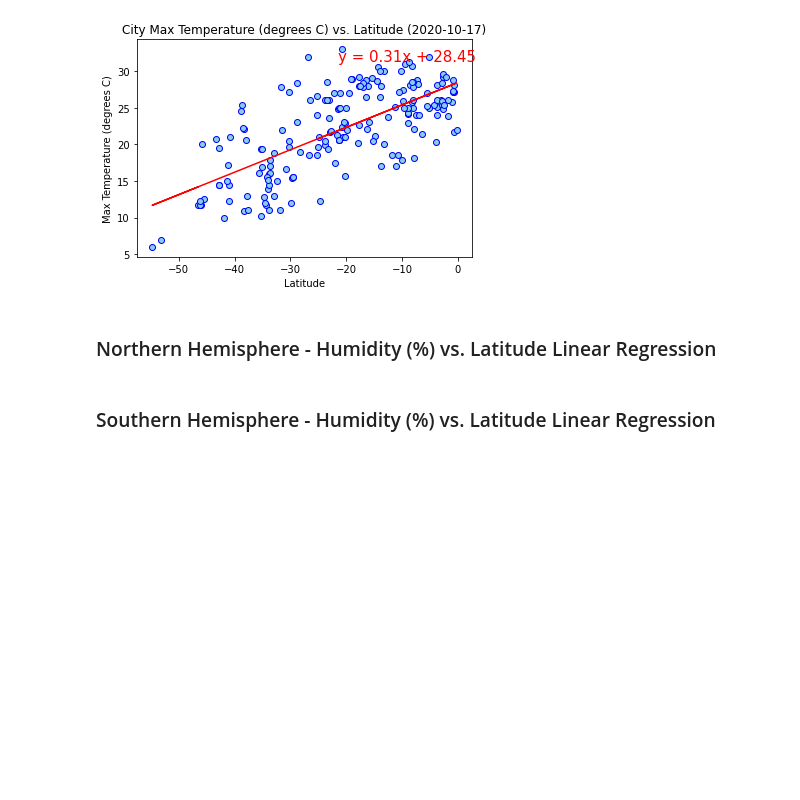
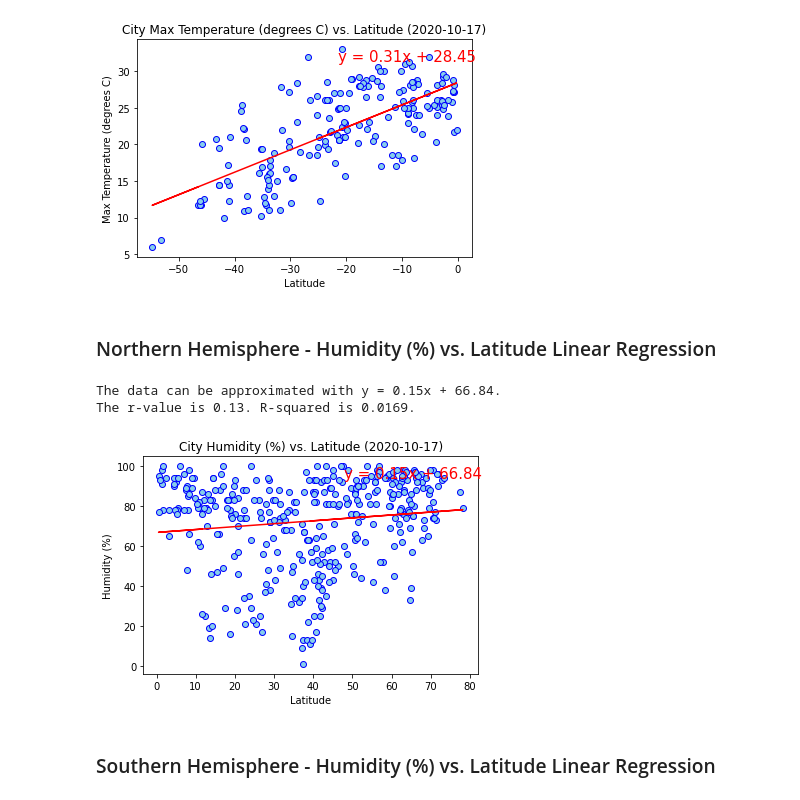
Before and after one commit to emcfarland/python-api-challenge, a Jupyter notebook: Scripts/WeatherPy.ipynb, the cells around one changed output. Drawn from its saved outputs; the diff is of its cells as text; code cells hidden in the pictures; blank space fills up the shorter version.

Commit message:
Completes weatherpy plots and saves them to output folder

```diff
--- a/Scripts/WeatherPy.ipynb
+++ b/Scripts/WeatherPy.ipynb
@@ -207,7 +214,6 @@ def regressions(x_values, y_values):
     regress_values = x_values * slope + intercept
 
     plt.plot(x_values, regress_values, color="red")
-    plt.annotate(line_eq, xy=(0.60, 0.90), xycoords='axes fraction', fontsize=15, color="red")
 
     print(f"The data can be approximated with {line_eq}.")
     print(f"The r-value is {round(rvalue, 4)}. R-squared is {round(rvalue**2, 4)}.")
@@ -231,5 +239,12 @@ The r-value is 0.6971. R-squared is 0.486.
 [figure]
 # %% [markdown]
 ###  Northern Hemisphere - Humidity (%) vs. Latitude Linear Regression
+# %%
+regressions(weather_df["Lat"].loc[weather_df["Lat"]>0],weather_df["Humidity"].loc[weather_df["Lat"]>0])
+plt.show()
+# %% [output]
+The data can be approximated with y = 0.15x + 66.84.
+The r-value is 0.13. R-squared is 0.0169.
+[figure, added]
 # %% [markdown]
 ###  Southern Hemisphere - Humidity (%) vs. Latitude Linear Regression
```
Also changed, not shown: parts of 12 cells of this notebook, 9 other files.
